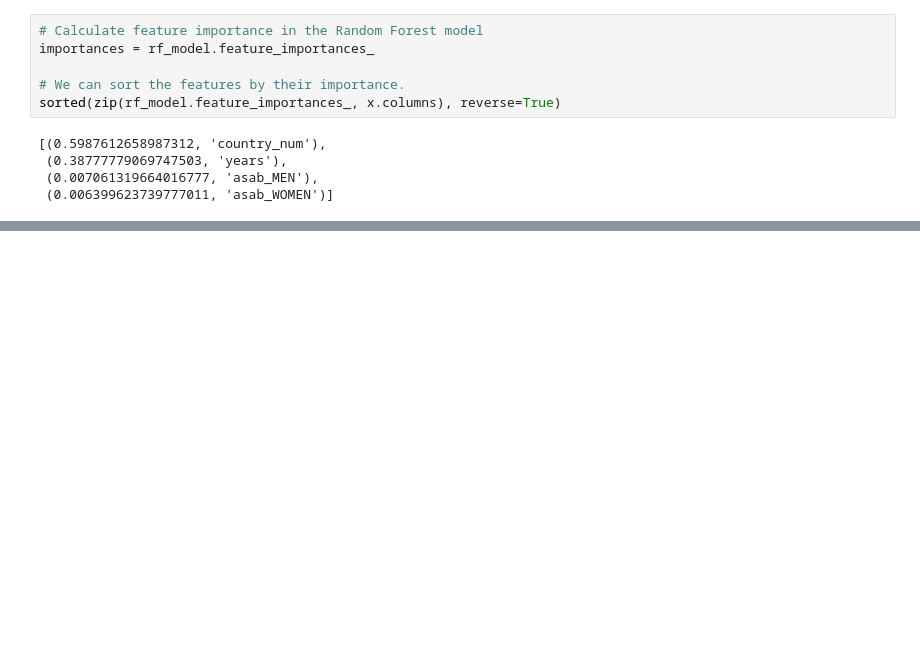
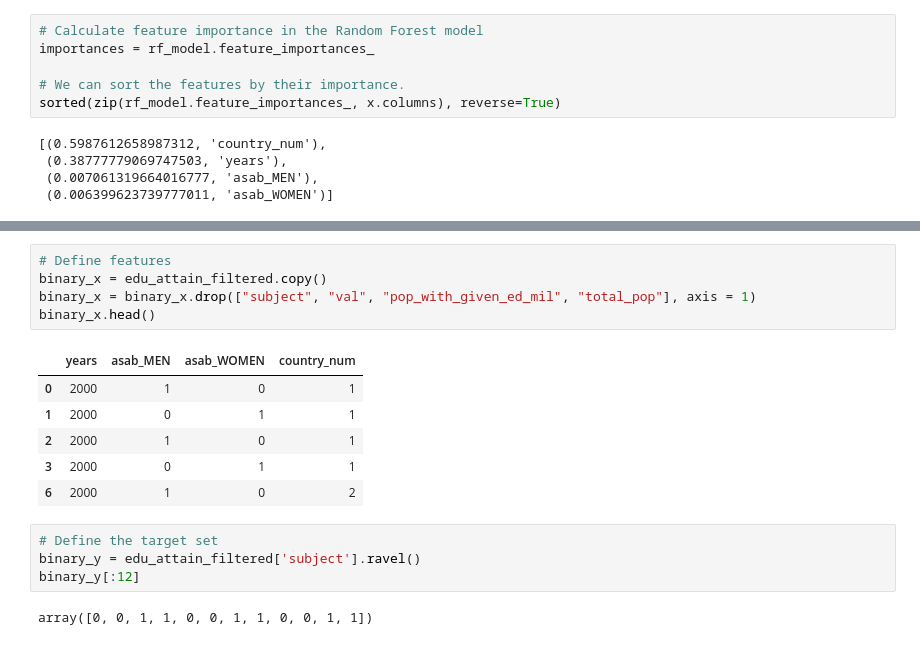
Before and after one commit to adshaughn/edu-attainment, a Jupyter notebook: machine_learning_models.ipynb, the cells around one changed output, grey strips where cells are left out. Saved outputs shown, nothing was run; the diff lists cells and outputs as text; blank space fills up the shorter version.

```diff
--- a/machine_learning_models.ipynb
+++ b/machine_learning_models.ipynb
@@ -437,0 +399,18 @@ KeyError: 0
+# %%
+# Define features
+binary_x = edu_attain_filtered.copy()
+binary_x = binary_x.drop(["subject", "val", "pop_with_given_ed_mil", "total_pop"], axis = 1)
+binary_x.head()
+# %% [output]
+|  | years | asab_MEN | asab_WOMEN | country_num |
+| 0 | 2000 | 1 | 0 | 1 |
+| 1 | 2000 | 0 | 1 | 1 |
+| 2 | 2000 | 1 | 0 | 1 |
+| 3 | 2000 | 0 | 1 | 1 |
+| 6 | 2000 | 1 | 0 | 2 |
+# %%
+# Define the target set
+binary_y = edu_attain_filtered['subject'].ravel()
+binary_y[:12]
+# %% [output]
+array([0, 0, 1, 1, 0, 0, 1, 1, 0, 0, 1, 1])
```
Also changed, not shown: parts of 33 cells of this notebook.
